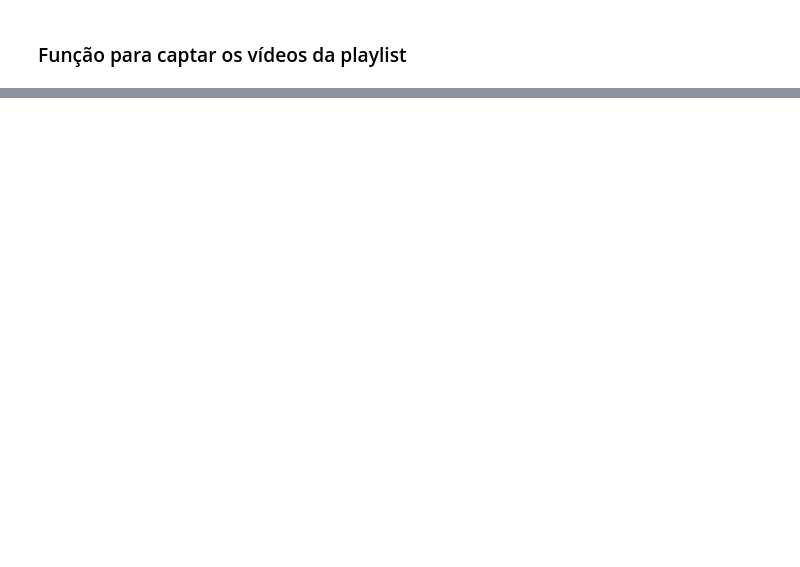
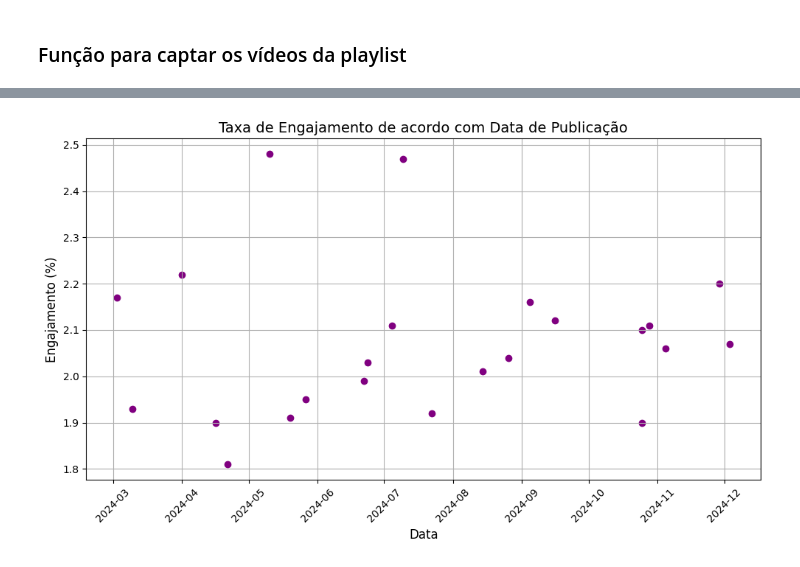
Before and after one commit to HeuerBcH/desafio-api-dados-dashboard, a Jupyter notebook: project/challenge.ipynb, the cells around one changed output, grey strips where cells are left out. Cells and saved outputs as stored; diff of their text form; code cells hidden in the pictures; blank space fills up the shorter version.

Commit message:
Adição de alguns gráficos para análise de tendências e alteração na formatação de Data de Publicação no DataFrame

```diff
--- a/project/challenge.ipynb
+++ b/project/challenge.ipynb
@@ -147,0 +143,7 @@ df
+# %%
+# Atribuindo coluna para Taxa de Engajamento 'Taxa Engajamento" de cada vídeo"
+
+df['Taxa de Engajamento'] = (df['Likes'] + df['Comentários'])/df['Visualizações']*100
+df['Taxa de Engajamento'] = df['Taxa de Engajamento'].round(2)
+
+df
@@ -147,0 +168,16 @@ df
+# %%
+# Converter a coluna 'Data de Publicação' para datetime
+df['Data de Publicação'] = pd.to_datetime(df['Data de Publicação'])
+# %%
+plt.figure(figsize=(10, 6))
+plt.scatter(df['Data de Publicação'], df['Taxa de Engajamento'], color='purple')
+plt.title('Taxa de Engajamento de acordo com Data de Publicação', fontsize=14)
+plt.xlabel('Data', fontsize=12)
+plt.ylabel('Engajamento (%)', fontsize=12)
+plt.xticks(rotation=45)
+plt.grid(True)
+# Ajuste de layout para evitar sobreposição
+plt.tight_layout()
+plt.show()
+# %% [output]
+[figure, added]
```
Also changed, not shown: parts of 8 cells of this notebook.
